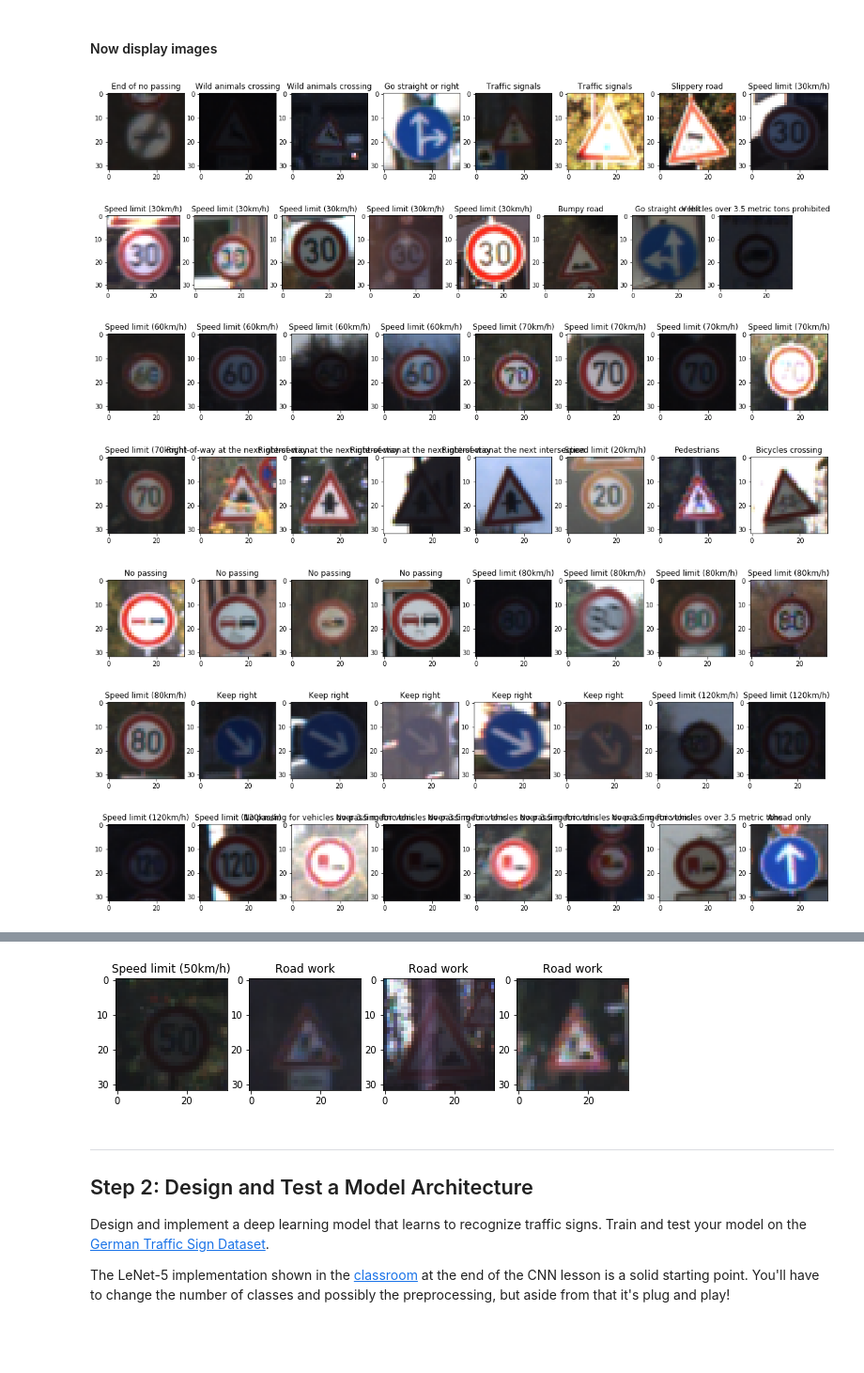
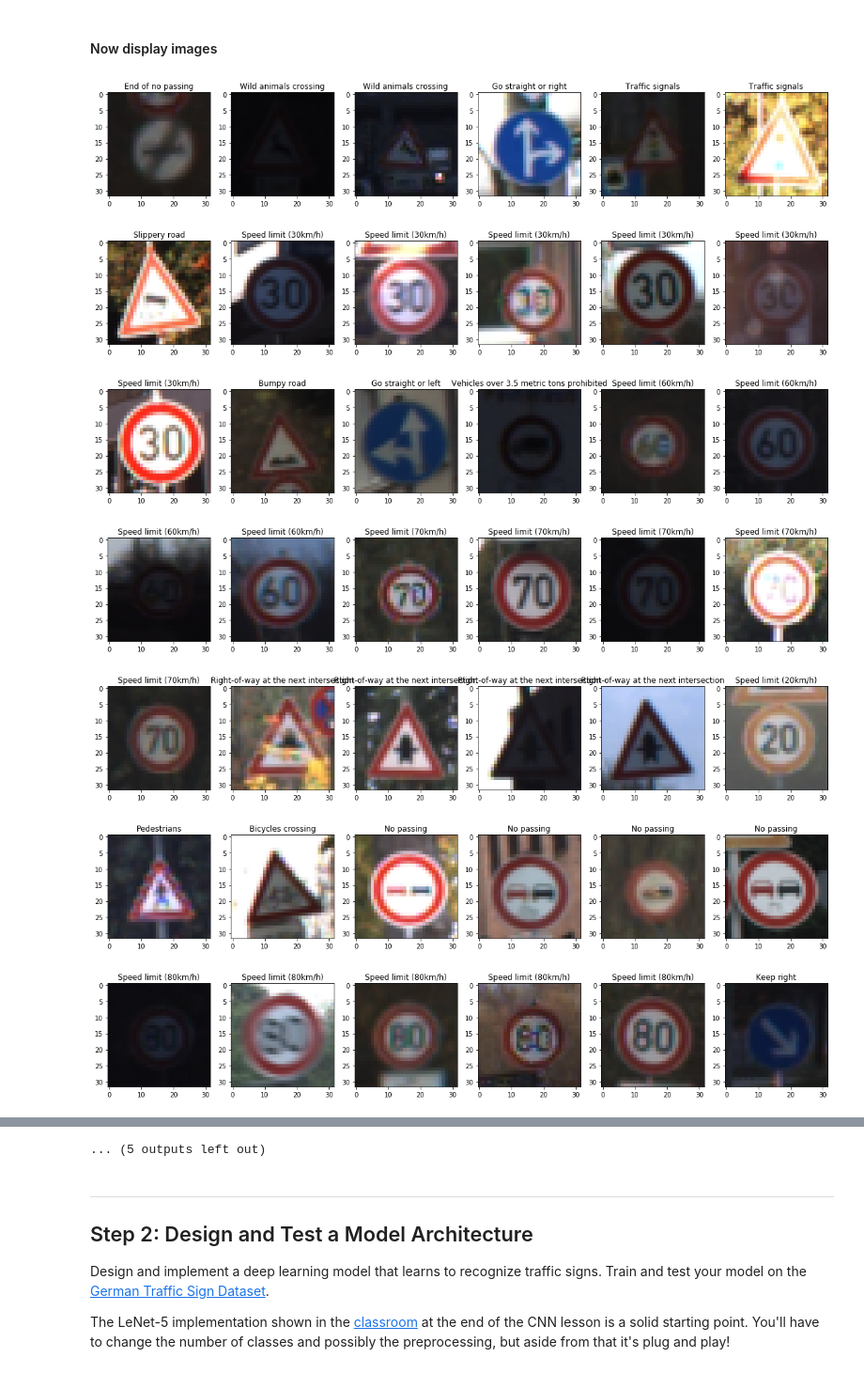
Before and after one commit to RenSilvaAU/CarND-Traffic-Sign-Classifier-Project, a Jupyter notebook: Traffic_Sign_Classifier.ipynb, the cells around one changed output, grey strips where cells are left out. Shown at 94% size. Saved outputs shown, nothing was run; the diff lists cells and outputs as text; code cells hidden in the pictures; blank space fills up the shorter version.

```diff
--- a/Traffic_Sign_Classifier.ipynb
+++ b/Traffic_Sign_Classifier.ipynb
@@ -146,7 +146,7 @@ def display_images(images,labels,max_images = 100):
     n_images = len(images)
 
     # other variables to help with visualisation
-    imgs_per_row = 8
+    imgs_per_row = 6
 
     step = n_images // max_images
 
@@ -154,37 +154,37 @@ def display_images(images,labels,max_images = 100):
     img_count = 0
 
     # iterate through images, skipping every {step} images
     for i in range(0,n_images,step):
 
         img, lbl = images[i], labels[i]
 
         if img_row_index == 1:
             plt.figure(figsize=(20,10))
 
         plt.subplot(1,imgs_per_row,img_row_index)
         plt.title(sign_text(lbl))
         plt.imshow(img)
 
         if img_row_index >= imgs_per_row:
             plt.show()
             img_row_index = 1
         else:
             img_row_index += 1
 
 
         img_count += 1
         if img_count >= max_images:
             break
 
 # ------------------------------------------------------------------------------------------
 # Call function
 # ------------------------------------------------------------------------------------------
 display_images(X_train,y_train)
 # %% [output]
-[figure, old version]
+[figure, new version]
-[figure, old version]
+[figure, new version]
-[figure, old version]
+[figure, new version]
-[figure, old version]
+[figure, new version]
-[figure, old version]
+[figure, new version]
-[figure, old version]
+[figure, new version]
-[figure, old version]
+[figure, new version]
@@ -196,4 +196,4 @@ display_images(X_train,y_train)
-[figure, removed]
+... (5 outputs left out)
 # %% [markdown]
 ----
 
```
Also changed, not shown: parts of 17 cells of this notebook, 4 other files.
